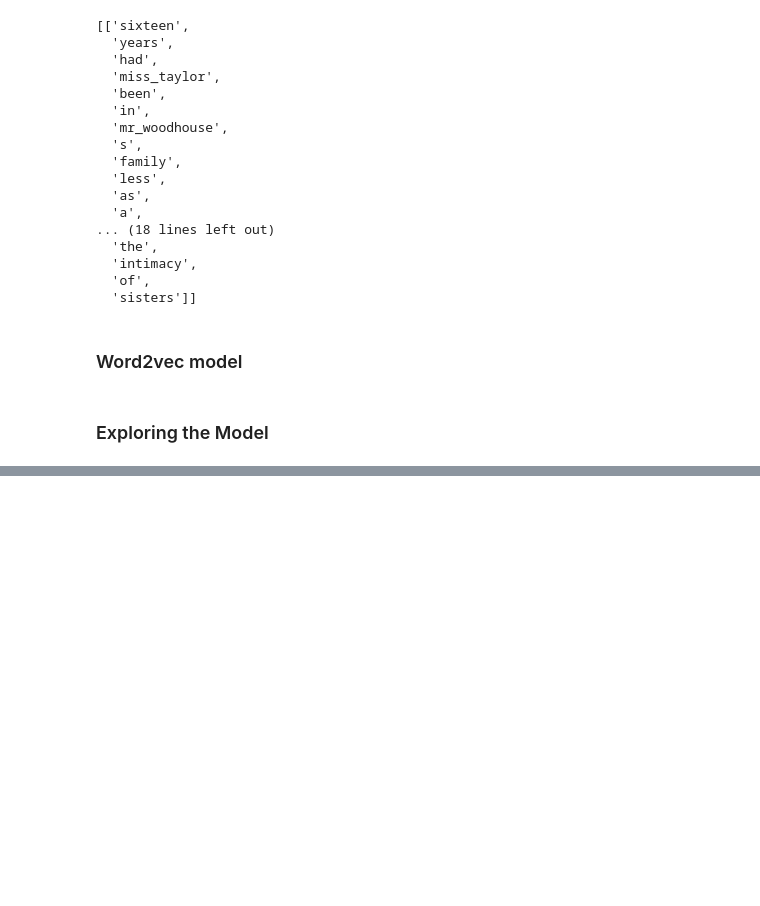
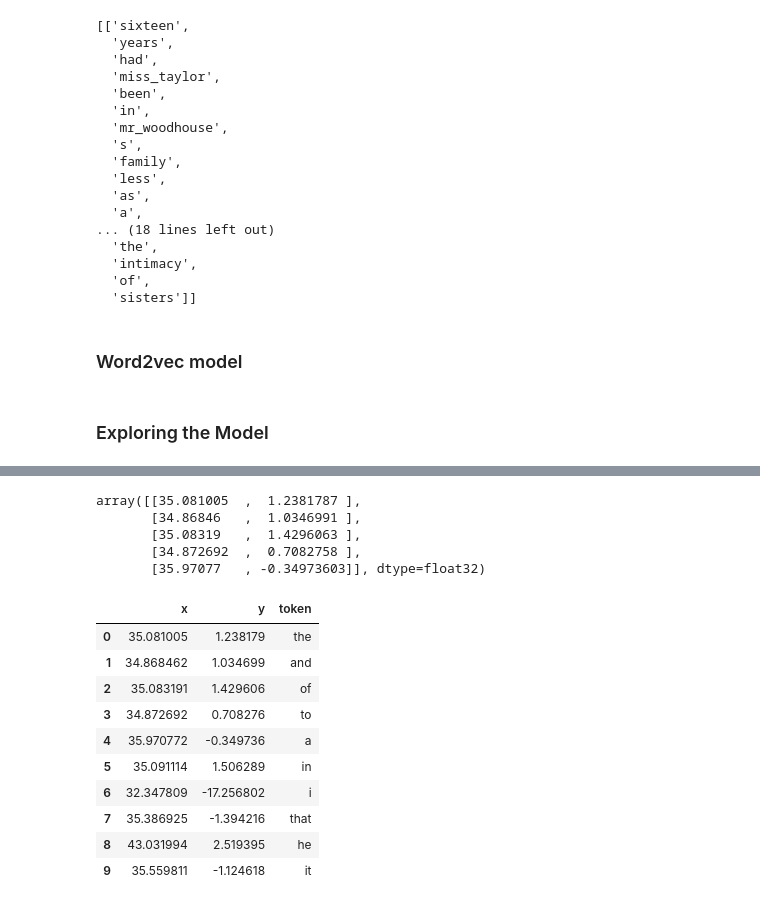
Before and after one commit to Mukulthakur17/NLP-Notebooks, a Jupyter notebook: Natural Language Preprocessing/natural_lang_preprocessing.ipynb, the cells around one changed output, grey strips where cells are left out. Cells and saved outputs as stored; diff of their text form; code cells hidden in the pictures; blank space fills up the shorter version.

```diff
--- a/Natural Language Preprocessing/natural_lang_preprocessing.ipynb
+++ b/Natural Language Preprocessing/natural_lang_preprocessing.ipynb
@@ -289,0 +338,31 @@ model = gensim.models.word2vec.load("pre")
+# %%
+X = model.wv[model.wv.key_to_index]
+# %%
+tsne = TSNE(n_components=2, n_iter=1000)
+# %%
+X_2d = tsne.fit_transform(X)
+# %%
+X_2d[0:5]
+# %% [output]
+array([[35.081005  ,  1.2381787 ],
+       [34.86846   ,  1.0346991 ],
+       [35.08319   ,  1.4296063 ],
+       [34.872692  ,  0.7082758 ],
+       [35.97077   , -0.34973603]], dtype=float32)
+# %%
+coords_df = pd.DataFrame(X_2d, columns=['x', 'y'])
+coords_df['token'] = model.wv.key_to_index
+# %%
+coords_df.head(10)
+# %% [output]
+|  | x | y | token |
+| 0 | 35.081005 | 1.238179 | the |
+| 1 | 34.868462 | 1.034699 | and |
+| 2 | 35.083191 | 1.429606 | of |
+| 3 | 34.872692 | 0.708276 | to |
+| 4 | 35.970772 | -0.349736 | a |
+| 5 | 35.091114 | 1.506289 | in |
+| 6 | 32.347809 | -17.256802 | i |
+| 7 | 35.386925 | -1.394216 | that |
+| 8 | 43.031994 | 2.519395 | he |
+| 9 | 35.559811 | -1.124618 | it |
```
Also changed, not shown: parts of 15 cells of this notebook, 2 other files.
